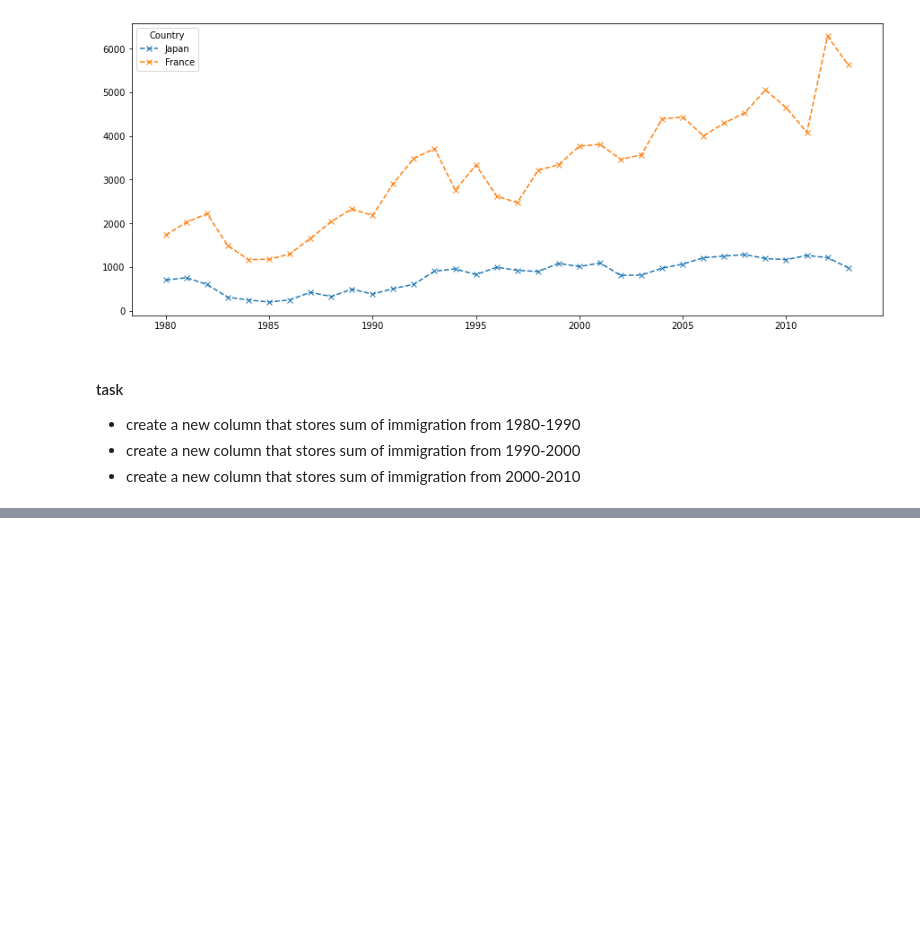
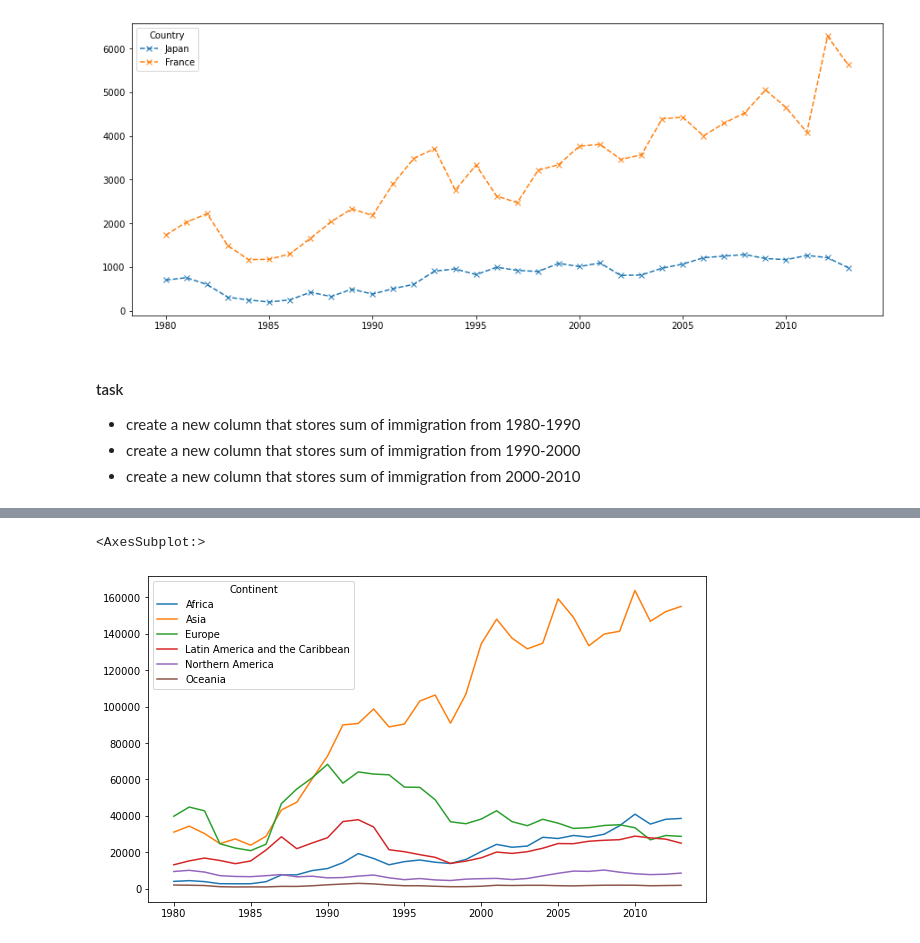
Before and after one commit to digipodium/DP-APR-PY-DS-22-WSS-500, a Jupyter notebook: datascience/analysis.ipynb, the cells around one changed output, grey strips where cells are left out. Cells and saved outputs as stored; diff of their text form; code cells hidden in the pictures; blank space fills up the shorter version.

```diff
--- a/datascience/analysis.ipynb
+++ b/datascience/analysis.ipynb
@@ -150,0 +254,5 @@ canada.loc[['Japan','France'],years].T.plot(kind='line',figsize=(15,6), style='x
+# %%
+canada.groupby('Continent').sum()[years].T.plot(kind='line',figsize=(10,6))
+# %% [output]
+<AxesSubplot:>
+[figure, added]
```
Also changed, not shown: parts of 16 cells of this notebook, 1 other file.
